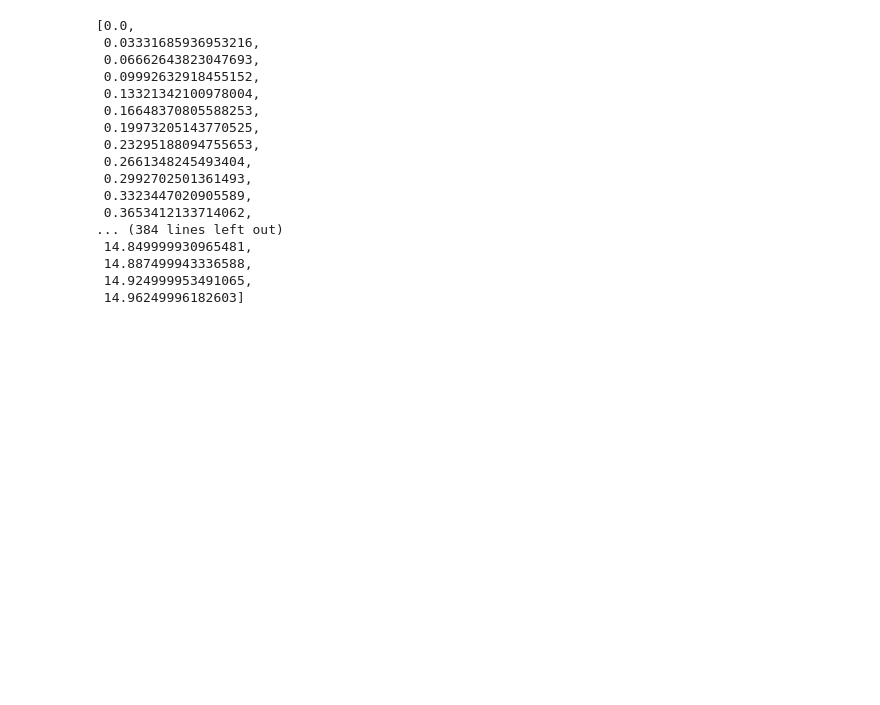
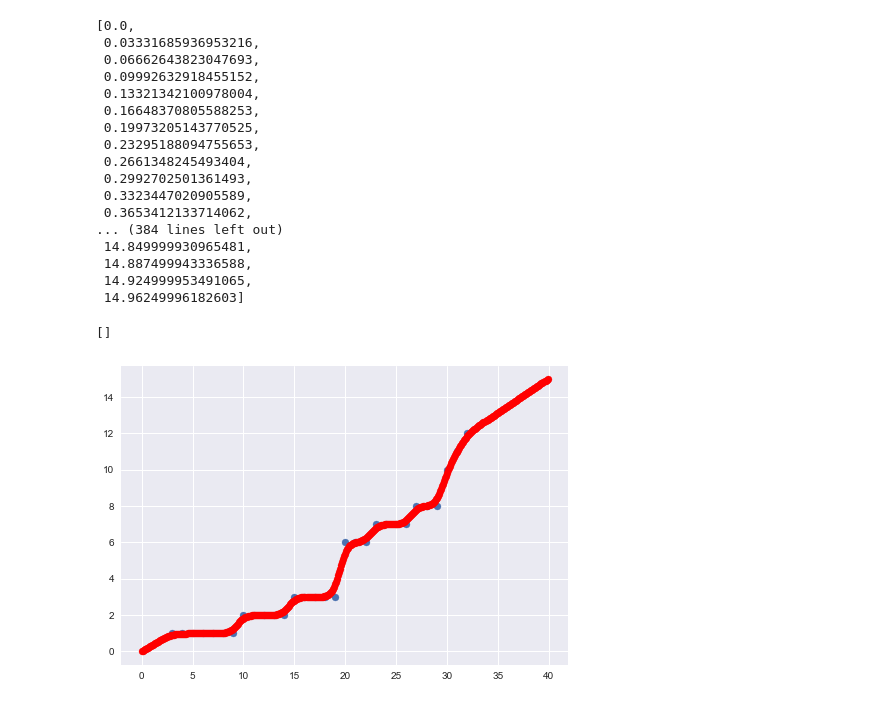
Before and after one commit to gokuljs/vtu-ml-lab, a Jupyter notebook: Untitled.ipynb, the cells around one changed output. Cells and saved outputs as stored; diff of their text form; code cells hidden in the pictures; blank space fills up the shorter version.

```diff
--- a/Untitled.ipynb
+++ b/Untitled.ipynb
@@ -119,0 +118,7 @@ plt.scatter(xtrai)
+# %%
+plt.scatter(xtrain,ytrain)
+plt.scatter(xtest,ytest,color="red")
+plt.plot()
+# %% [output]
+[]
+[figure, added]
```
Also changed, not shown: parts of 1 cell of this notebook, 3 other files.
